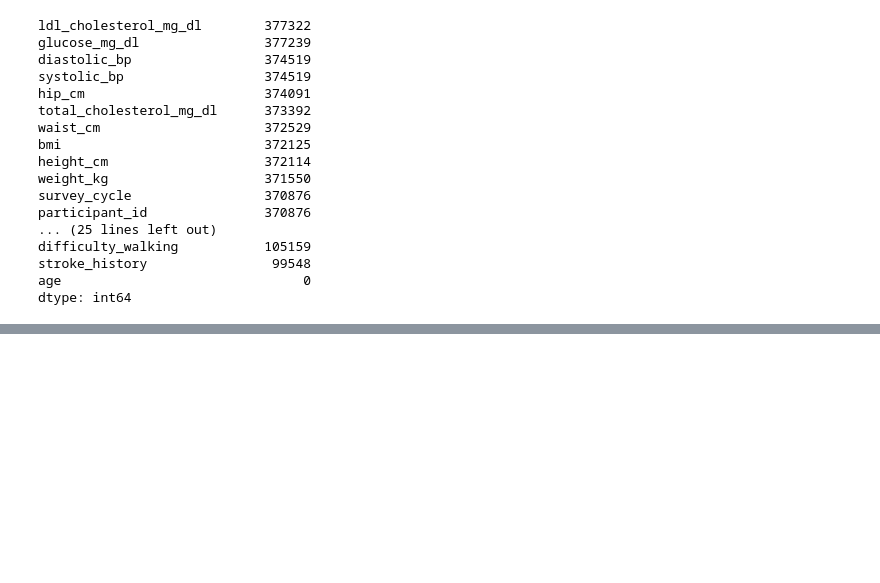
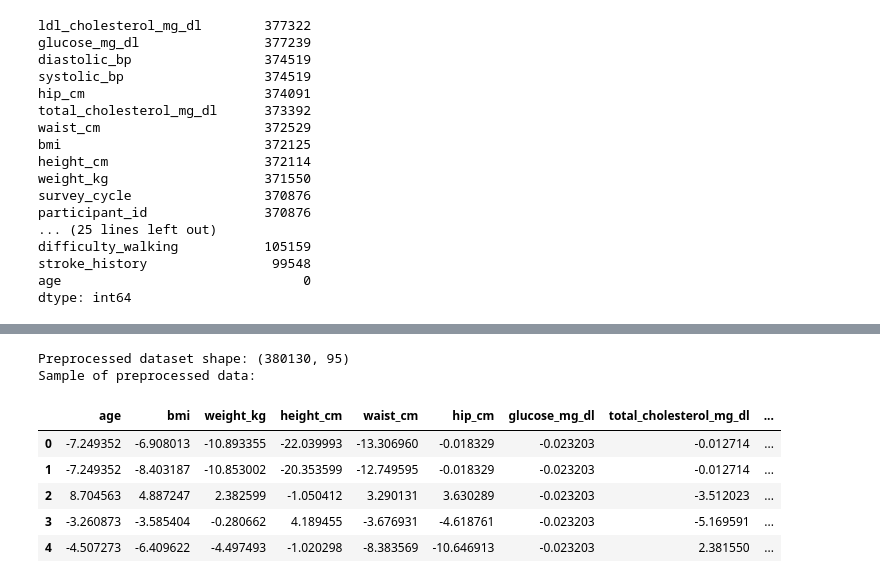
Before and after one commit to OndiekiFrank/type2-diabetes-early-detection-ai-agent, a Jupyter notebook: Notebooks/type2_diabetes_ai_agent.ipynb, the cells around one changed output, grey strips where cells are left out. Cells and saved outputs as stored; diff of their text form; code cells hidden in the pictures; blank space fills up the shorter version.

Commit message:
Save preprocessed csv.

```diff
--- a/Notebooks/type2_diabetes_ai_agent.ipynb
+++ b/Notebooks/type2_diabetes_ai_agent.ipynb
@@ -735,0 +805,63 @@ dtype: int64
+# %%
+# ===============================
+# Final Preprocessing for Modeling
+# ===============================
+
+from sklearn.impute import SimpleImputer
+from sklearn.preprocessing import StandardScaler, OneHotEncoder
+from sklearn.compose import ColumnTransformer
+from sklearn.pipeline import Pipeline
+
+# 1️⃣ Drop unneeded ID columns
+# participant_id and survey_cycle are mostly missing and not predictive
+df_model = merged_df.drop(columns=['participant_id', 'survey_cycle'])
+
+# 2️⃣ Identify numerical and categorical columns
+numerical_cols = df_model.select_dtypes(include=['float64', 'int64']).columns.tolist()
+categorical_cols = df_model.select_dtypes(include=['category']).columns.tolist()
+
+# 3️⃣ Imputation
+# Numerical: fill missing values with median
+num_imputer = SimpleImputer(strategy='median')
+# Categorical: fill missing values with most frequent (mode)
+cat_imputer = SimpleImputer(strategy='most_frequent')
+
+# 4️⃣ Scaling for numerical features
+scaler = StandardScaler()
+
+# 5️⃣ One-hot encoding for categorical features
+ohe = OneHotEncoder(drop='first', sparse=False)  # drop first to avoid multicollinearity
+
+# 6️⃣ Combine transformers using ColumnTransformer
+preprocessor = ColumnTransformer(
+    transformers=[
+        ('num', Pipeline(steps=[('imputer', num_imputer), ('scaler', scaler)]), numerical_cols),
+        ('cat', Pipeline(steps=[('imputer', cat_imputer), ('encoder', ohe)]), categorical_cols)
+    ],
+    remainder='drop'  # drop any other columns not specified
+)
+
+# 7️⃣ Fit and transform the dataset
+X_ready = preprocessor.fit_transform(df_model)
+
+# 8️⃣ Get feature names for one-hot encoded categorical columns
+ohe_features = preprocessor.named_transformers_['cat']['encoder'].get_feature_names_out(categorical_cols)
+all_features = numerical_cols + ohe_features.tolist()
+
+# 9️⃣ Convert to DataFrame for easy inspection
+import pandas as pd
+X_ready_df = pd.DataFrame(X_ready, columns=all_features)
+
+# ✅ Check the final preprocessed dataset
+print("Preprocessed dataset shape:", X_ready_df.shape)
+print("Sample of preprocessed data:")
+display(X_ready_df.head())
+# %% [output]
+Preprocessed dataset shape: (380130, 95)
+Sample of preprocessed data:
+|  | age | bmi | weight_kg | height_cm | waist_cm | hip_cm | glucose_mg_dl | total_cholesterol_mg_dl | ... |
+| 0 | -7.249352 | -6.908013 | -10.893355 | -22.039993 | -13.306960 | -0.018329 | -0.023203 | -0.012714 | ... |
+| 1 | -7.249352 | -8.403187 | -10.853002 | -20.353599 | -12.749595 | -0.018329 | -0.023203 | -0.012714 | ... |
+| 2 | 8.704563 | 4.887247 | 2.382599 | -1.050412 | 3.290131 | 3.630289 | -0.023203 | -3.512023 | ... |
+| 3 | -3.260873 | -3.585404 | -0.280662 | 4.189455 | -3.676931 | -4.618761 | -0.023203 | -5.169591 | ... |
+| 4 | -4.507273 | -6.409622 | -4.497493 | -1.020298 | -8.383569 | -10.646913 | -0.023203 | 2.381550 | ... |
```
Also changed, not shown: parts of 3 cells of this notebook.
